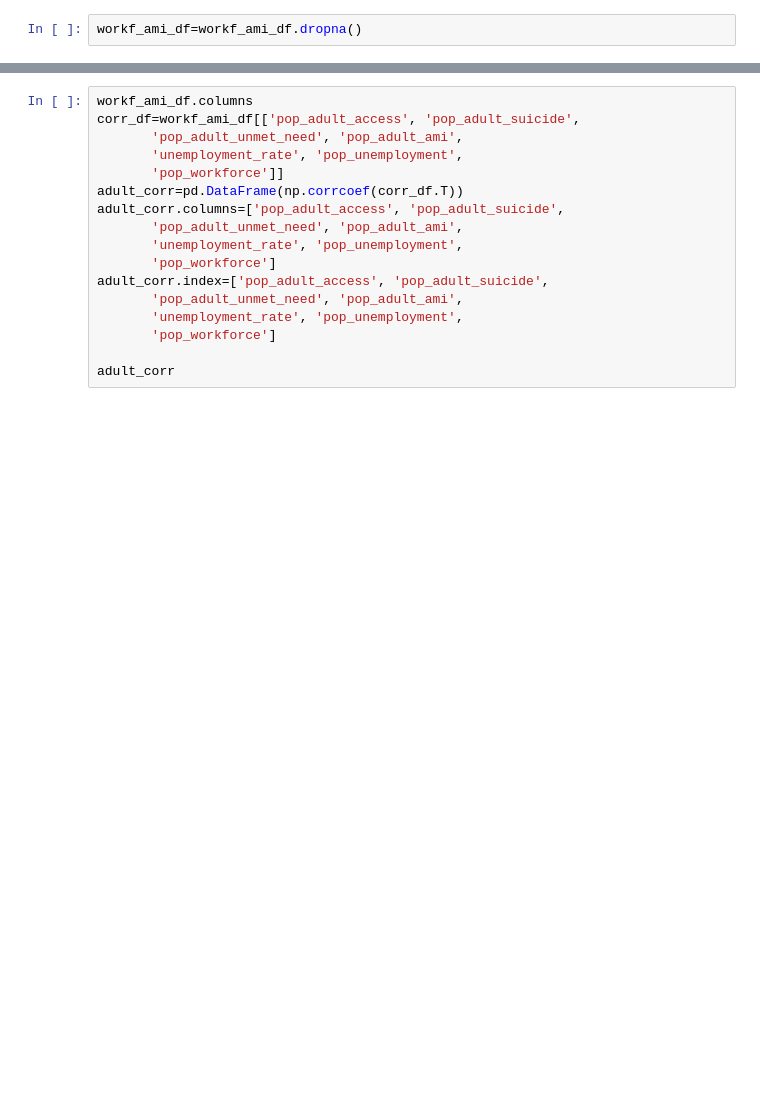
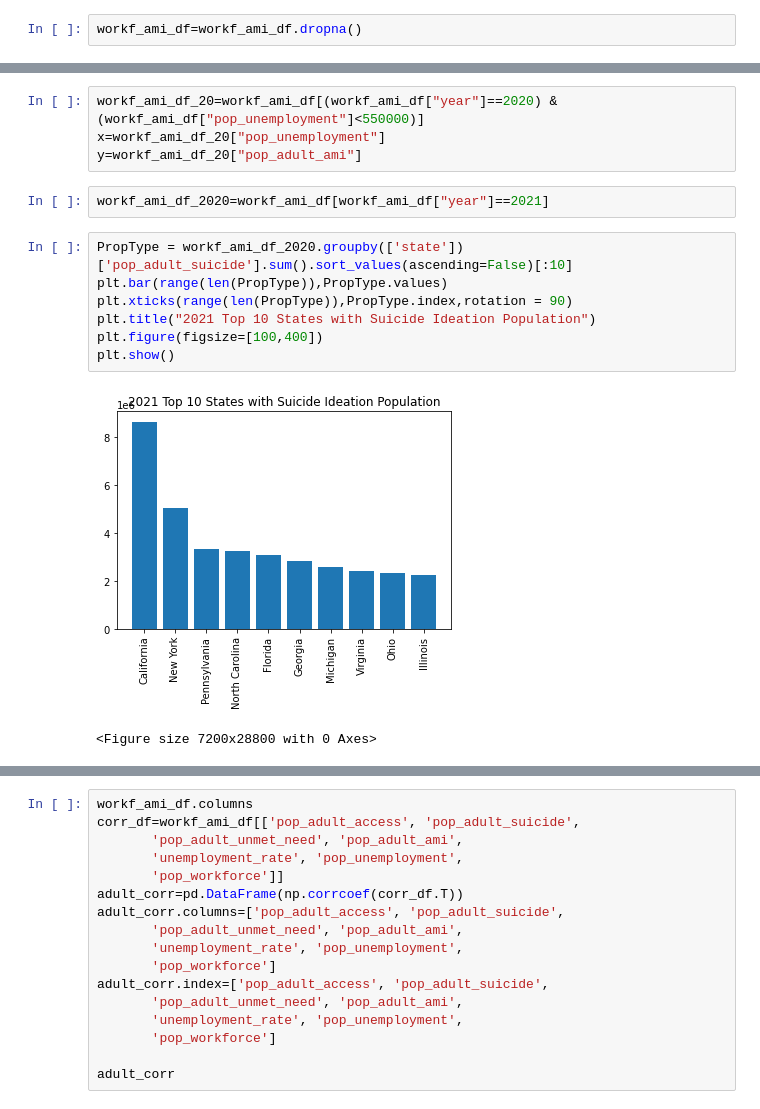
Before and after one commit to NoahToomeyBC/project-vu, a Jupyter notebook: ML_test/ml_data_test.ipynb, the cells around one changed output, grey strips where cells are left out. Saved outputs shown, nothing was run; the diff lists cells and outputs as text; blank space fills up the shorter version.

```diff
--- a/ML_test/ml_data_test.ipynb
+++ b/ML_test/ml_data_test.ipynb
@@ -1173,0 +1258,16 @@ memory usage: 102.4+ KB
+# %%
+workf_ami_df_20=workf_ami_df[(workf_ami_df["year"]==2020) & (workf_ami_df["pop_unemployment"]<550000)]
+x=workf_ami_df_20["pop_unemployment"]
+y=workf_ami_df_20["pop_adult_ami"]
+# %%
+workf_ami_df_2020=workf_ami_df[workf_ami_df["year"]==2021]
+# %%
+PropType = workf_ami_df_2020.groupby(['state'])['pop_adult_suicide'].sum().sort_values(ascending=False)[:10]
+plt.bar(range(len(PropType)),PropType.values)
+plt.xticks(range(len(PropType)),PropType.index,rotation = 90)
+plt.title("2021 Top 10 States with Suicide Ideation Population")
+plt.figure(figsize=[100,400])
+plt.show()
+# %% [output]
+[figure, added]
+<Figure size 7200x28800 with 0 Axes>
```
Also changed, not shown: parts of 28 cells of this notebook, 12 other files.
